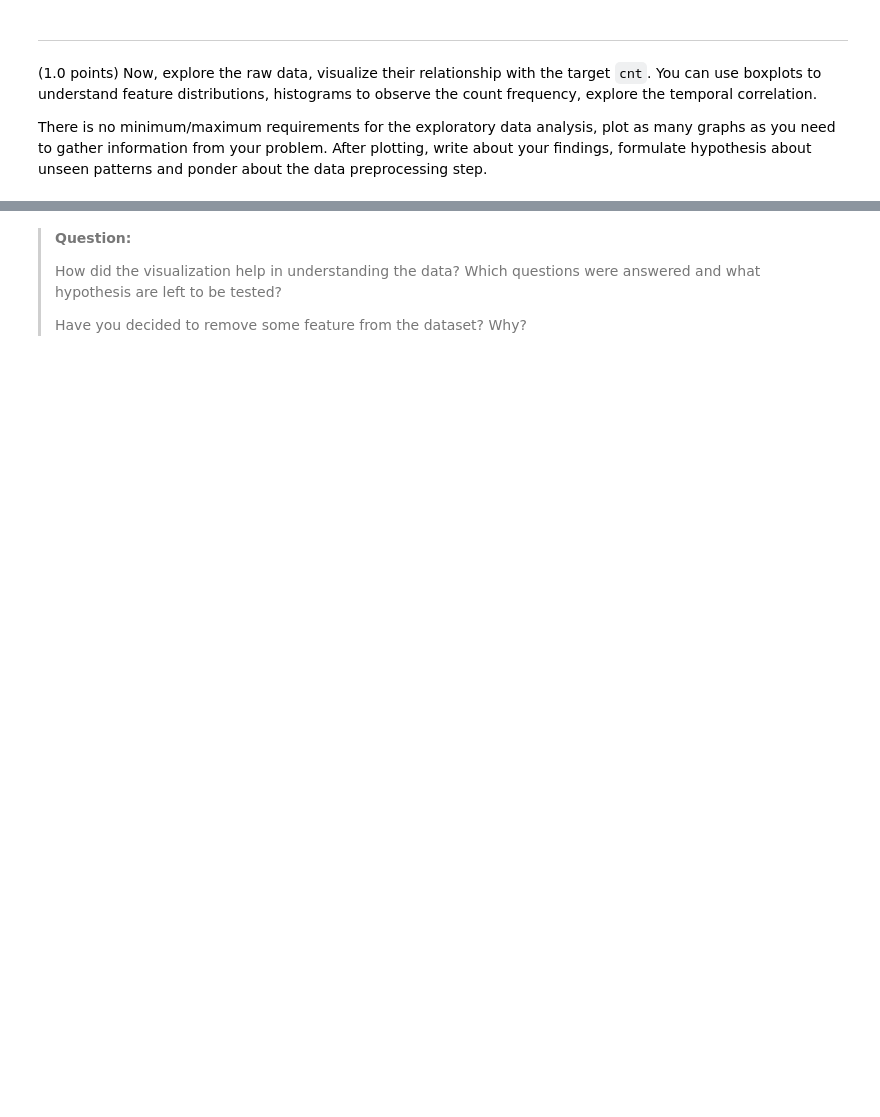
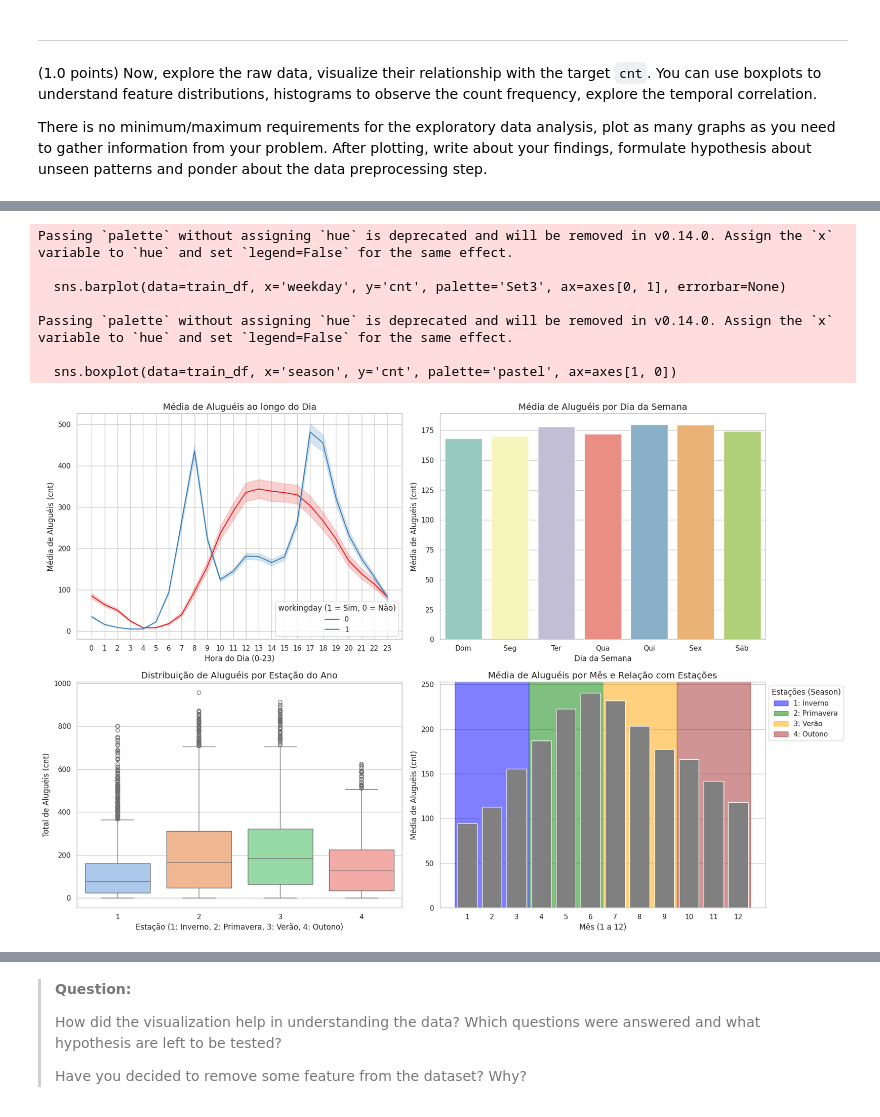
Before and after one commit to sll-bruno/machine-learning-projects, a Jupyter notebook: Tarefa1/mc886_1s2026-assignment_1.ipynb, the cells around one changed output, grey strips where cells are left out. Drawn from its saved outputs; the diff is of its cells as text; code cells hidden in the pictures; blank space fills up the shorter version.

```diff
--- a/Tarefa1/mc886_1s2026-assignment_1.ipynb
+++ b/Tarefa1/mc886_1s2026-assignment_1.ipynb
@@ -198,0 +316,69 @@ plt.show()
+# %%
+# Configuração de estilo do gráfico
+sns.set_theme(style="whitegrid")
+
+# Criando figura com 4 gráficos (2 linhas e 2 colunas)
+fig, axes = plt.subplots(2, 2, figsize=(18, 12))
+
+# ---------------------------------------------------------
+# 1. Contagem de Aluguéis por Hora (Dia Útil vs FDS/Feriado)
+# ---------------------------------------------------------
+sns.lineplot(data=train_df, x='hr', y='cnt', hue='workingday', palette='Set1', ax=axes[0, 0])
+
+axes[0, 0].set_title('Média de Aluguéis ao longo do Dia', fontsize=14)
+axes[0, 0].set_xlabel('Hora do Dia (0-23)')
+axes[0, 0].set_ylabel('Média de Aluguéis (cnt)')
+axes[0, 0].set_xticks(range(0, 24))
+axes[0, 0].legend(title='workingday (1 = Sim, 0 = Não)')
+
+# ---------------------------------------------------------
+# 2. Dia da Semana x Média de Aluguéis
+# ---------------------------------------------------------
+# Mapeando os dias para nomes (opcional, assumindo 0 como Domingo)
+dias_semana = ['Dom', 'Seg', 'Ter', 'Qua', 'Qui', 'Sex', 'Sáb']
+sns.barplot(data=train_df, x='weekday', y='cnt', palette='Set3', ax=axes[0, 1], errorbar=None)
+axes[0, 1].set_title('Média de Aluguéis por Dia da Semana', fontsize=14)
+axes[0, 1].set_xlabel('Dia da Semana')
+axes[0, 1].set_ylabel('Média de Aluguéis (cnt)')
+# Substituindo os números de 0 a 6 pelos nomes dos dias
+axes[0, 1].set_xticks(range(7))
+axes[0, 1].set_xticklabels(dias_semana)
+
+# ---------------------------------------------------------
+# 3. Distribuição de Aluguéis por Estação do Ano
+# ---------------------------------------------------------
+sns.boxplot(data=train_df, x='season', y='cnt', palette='pastel', ax=axes[1, 0])
+axes[1, 0].set_title('Distribuição de Aluguéis por Estação do Ano', fontsize=14)
+axes[1, 0].set_xlabel('Estação (1: Inverno, 2: Primavera, 3: Verão, 4: Outono)')
+axes[1, 0].set_ylabel('Total de Aluguéis (cnt)')
+
+# ---------------------------------------------------------
+# 4. Média de Aluguéis por Mês com Faixas de Estações
+# ---------------------------------------------------------
+# Como o Seaborn barplot categoriza o eixo X, os índices dos meses vão de 0 (Jan) a 11 (Dez)
+sns.barplot(data=train_df, x='mnth', y='cnt', color='gray', ax=axes[1, 1], errorbar=None, zorder=2)
+axes[1, 1].set_title('Média de Aluguéis por Mês e Relação com Estações', fontsize=14)
+axes[1, 1].set_xlabel('Mês (1 a 12)')
+axes[1, 1].set_ylabel('Média de Aluguéis (cnt)')
+
+# Adicionando as faixas coloridas para as estações no fundo (zorder=1 fica atrás das barras zorder=2)
+# Nota: Os meses 1, 2, 3 equivalem aos índices 0, 1, 2 no eixo X do barplot
+axes[1, 1].axvspan(-0.5, 2.5, color='blue', alpha=0.5, label='1: Inverno', zorder=1)
+axes[1, 1].axvspan(2.5, 5.5, color='green', alpha=0.5, label='2: Primavera', zorder=1)
+axes[1, 1].axvspan(5.5, 8.5, color='orange', alpha=0.5, label='3: Verão', zorder=1)
+axes[1, 1].axvspan(8.5, 11.5, color='brown', alpha=0.5, label='4: Outono', zorder=1)
+
+# Move a legenda para fora do gráfico para não sobrepor as barras
+axes[1, 1].legend(title='Estações (Season)', loc='upper left', bbox_to_anchor=(1, 1))
+
+plt.tight_layout()
+plt.show()
+# %% [output]
+Passing `palette` without assigning `hue` is deprecated and will be removed in v0.14.0. Assign the `x` variable to `hue` and set `legend=False` for the same effect.
+
+  sns.barplot(data=train_df, x='weekday', y='cnt', palette='Set3', ax=axes[0, 1], errorbar=None)
+
+Passing `palette` without assigning `hue` is deprecated and will be removed in v0.14.0. Assign the `x` variable to `hue` and set `legend=False` for the same effect.
+
+  sns.boxplot(data=train_df, x='season', y='cnt', palette='pastel', ax=axes[1, 0])
+[figure, added]
```
Also changed, not shown: parts of 26 cells of this notebook, 1 other file.
